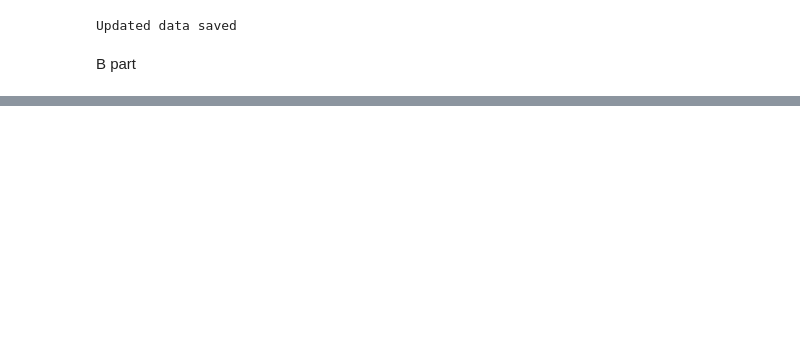
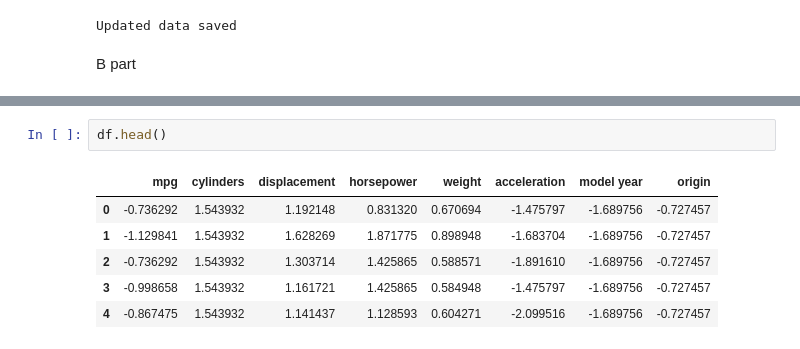
Before and after one commit to anushk4/CSE558-Assignments, a Jupyter notebook: q1.ipynb, the cells around one changed output, grey strips where cells are left out. Cells and saved outputs as stored; diff of their text form; blank space fills up the shorter version.

```diff
--- a/q1.ipynb
+++ b/q1.ipynb
@@ -179,0 +270,9 @@ B part
+# %%
+df.head()
+# %% [output]
+|  | mpg | cylinders | displacement | horsepower | weight | acceleration | model year | origin |
+| 0 | -0.736292 | 1.543932 | 1.192148 | 0.831320 | 0.670694 | -1.475797 | -1.689756 | -0.727457 |
+| 1 | -1.129841 | 1.543932 | 1.628269 | 1.871775 | 0.898948 | -1.683704 | -1.689756 | -0.727457 |
+| 2 | -0.736292 | 1.543932 | 1.303714 | 1.425865 | 0.588571 | -1.891610 | -1.689756 | -0.727457 |
+| 3 | -0.998658 | 1.543932 | 1.161721 | 1.425865 | 0.584948 | -1.475797 | -1.689756 | -0.727457 |
+| 4 | -0.867475 | 1.543932 | 1.141437 | 1.128593 | 0.604271 | -2.099516 | -1.689756 | -0.727457 |
```
Also changed, not shown: parts of 18 cells of this notebook, 2 other files.
